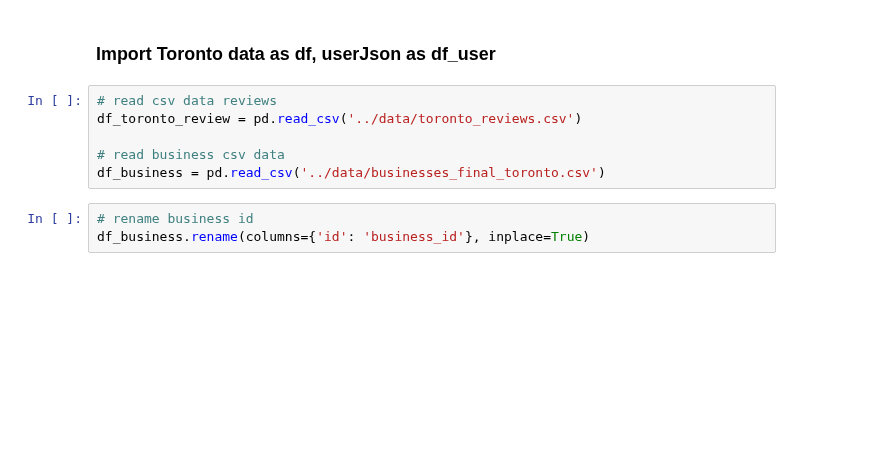
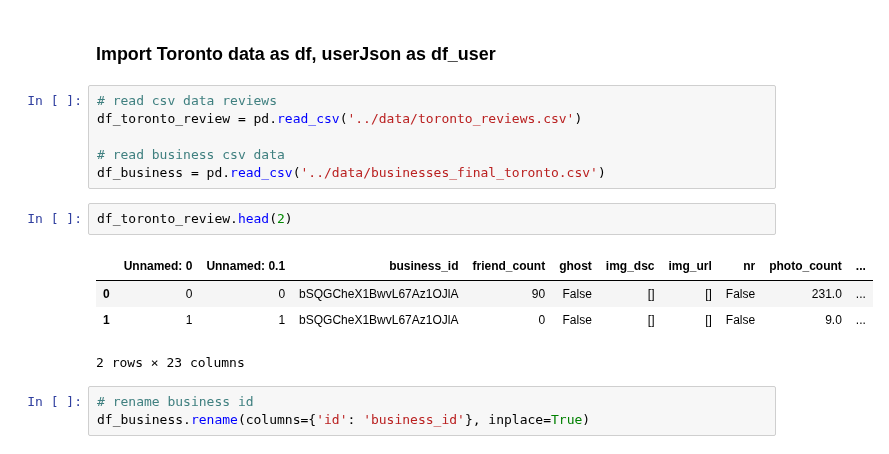
Before and after one commit to TinaBBB/iNAGO_RecSys, a Jupyter notebook: Yelp_data_exploration/Yelp_Toronto_data-final-version.ipynb, the cells around one changed output. Drawn from its saved outputs; the diff is of its cells as text; blank space fills up the shorter version.

```diff
--- a/Yelp_data_exploration/Yelp_Toronto_data-final-version.ipynb
+++ b/Yelp_data_exploration/Yelp_Toronto_data-final-version.ipynb
@@ -26,6 +26,13 @@ df_toronto_review = pd.read_csv('../data/toronto_reviews.csv')
 
 # read business csv data
 df_business = pd.read_csv('../data/businesses_final_toronto.csv')
+# %%
+df_toronto_review.head(2)
+# %% [output]
+|  | Unnamed: 0 | Unnamed: 0.1 | business_id | friend_count | ghost | img_dsc | img_url | nr | photo_count | ... |
+| 0 | 0 | 0 | bSQGCheX1BwvL67Az1OJlA | 90 | False | [] | [] | False | 231.0 | ... |
+| 1 | 1 | 1 | bSQGCheX1BwvL67Az1OJlA | 0 | False | [] | [] | False | 9.0 | ... |
+2 rows × 23 columns
 # %%
 # rename business id
 df_business.rename(columns={'id': 'business_id'}, inplace=True)
```
Also changed, not shown: parts of 21 cells of this notebook.
